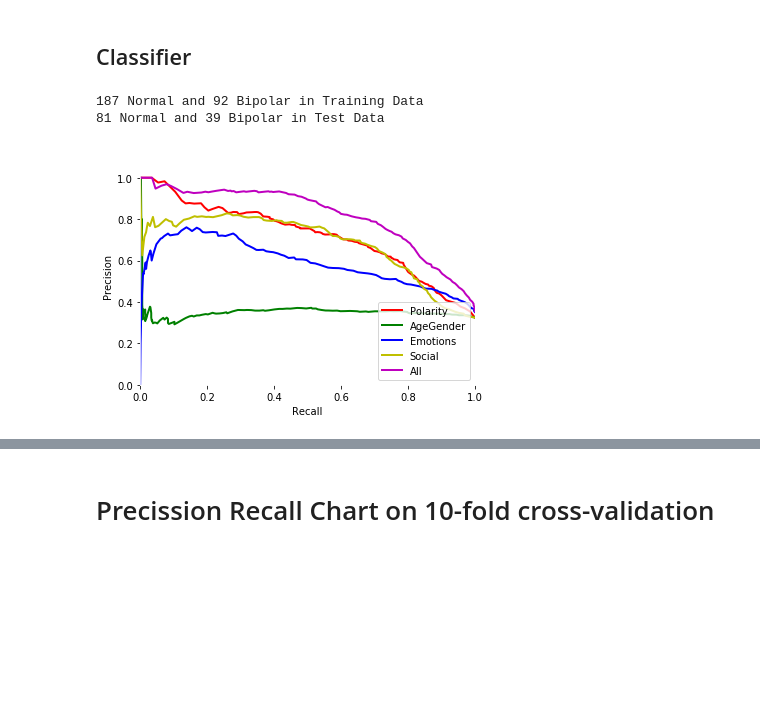
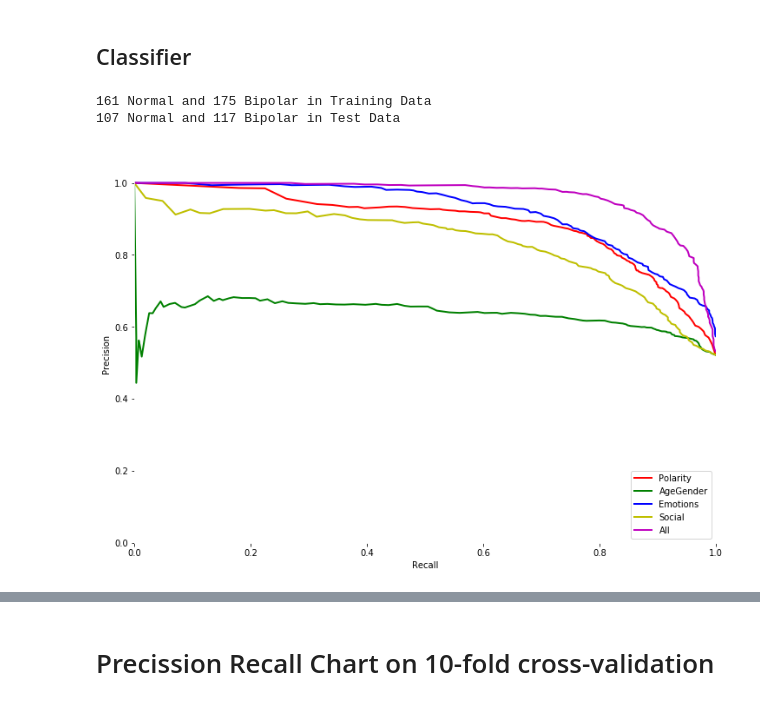
Before and after one commit to yenhao/Bipolar-Disorder-Detection, a Jupyter notebook: detect time/pattern of life/RandomForestClassifier_Server.ipynb, the cells around one changed output, grey strips where cells are left out. Saved outputs shown, nothing was run; the diff lists cells and outputs as text; code cells hidden in the pictures; blank space fills up the shorter version.

```diff
--- a/detect time/pattern of life/RandomForestClassifier_Server.ipynb
+++ b/detect time/pattern of life/RandomForestClassifier_Server.ipynb
@@ -117,6 +110,6 @@ def date_not_in_range(user, ill_time_dict,date):
 # %%
 bd_clean = []
-bd_folder = './Bipolar/'
+bd_folder = './Bipolar/bd_shift2week/'
 for bd_file in checkFolderFile(bd_folder):
     bd_clean.append(pd.read_pickle(bd_folder+bd_file))
 # %%
@@ -659,7 +609,7 @@ class POLFeaturerGroups(object):
         if classifier == "forest":
             classifier = RandomForestClassifier(n_jobs=-1, max_features="sqrt", n_estimators=128)
 
-        sss = StratifiedShuffleSplit(Y, n_fold, test_size = 0.3, random_state=randint(0,65536) )
+        sss = StratifiedShuffleSplit(Y, n_fold, test_size = 0.4, random_state=randint(0,65536) )
 
         for train_index, test_index in sss:
 
@@ -714,13 +664,13 @@ class POLFeaturerGroups(object):
         test_x = self.getFeature(target_name,selection)
         return classifier.predict(test_x)
 
-    def getLabelsScores(self, name, classifier,n_fold, selection):
+    def getLabelsScores(self, name, classifier, n_fold, selection):
         SCORES = np.array([])
         LABELS = np.array([])
 
         X, Y = self.getLabeledData(name, selection)
 
-        sss = StratifiedShuffleSplit(Y, n_fold, test_size = 0.3, random_state=randint(0,65536) )
+        sss = StratifiedShuffleSplit(Y, n_fold, test_size = 0.4, random_state=randint(0,65536) )
 
         for train_index, test_index in sss:
 
@@ -775,13 +725,33 @@ class POLFeaturerGroups(object):
         print("{} Normal and {} {} in Test Data\n".format(normal_test,positive_test,name))
         plt.legend(loc="lower right")
         plt.show()
+
+    def getSeperateScores(self, name, classifier, n_fold, selection):
+        SCORES = np.array([])
+        LABELS = np.array([])
+
+        X, Y = self.getLabeledData(name, selection)
+
+        sss = StratifiedShuffleSplit(Y, n_fold, test_size = 0.4, random_state=randint(0,65536) )
+
+        for train_index, test_index in sss:
+
+            X_train, X_test = X[train_index], X[test_index]
+            Y_train, Y_test = Y[train_index], Y[test_index]
+
+            classifier.fit(X_train, Y_train)
+            score = classifier.predict_proba(X_test)[:,1]
+            SCORES = np.concatenate((SCORES, score))
+            LABELS = np.concatenate((LABELS, Y_test))
+
+        return SCORES, LABELS, (X_train, X_test,Y_train, Y_test)
 # %%
 pol_groups = POLFeaturerGroups(regular_group, [bipolar_group])
 # %%
 #Compare the performance of each Pattern of Life components and LIWC
-pol_groups.renderPrecisionRecall_all("Bipolar",n_fold=20)
+pol_groups.renderPrecisionRecall_all("Bipolar",n_fold=10)
 # %% [output]
-187 Normal and 92 Bipolar in Training Data
-81 Normal and 39 Bipolar in Test Data
+161 Normal and 175 Bipolar in Training Data
+107 Normal and 117 Bipolar in Test Data
-[figure, old version]
+[figure, new version]
 # %%
```
Also changed, not shown: parts of 18 cells of this notebook.
